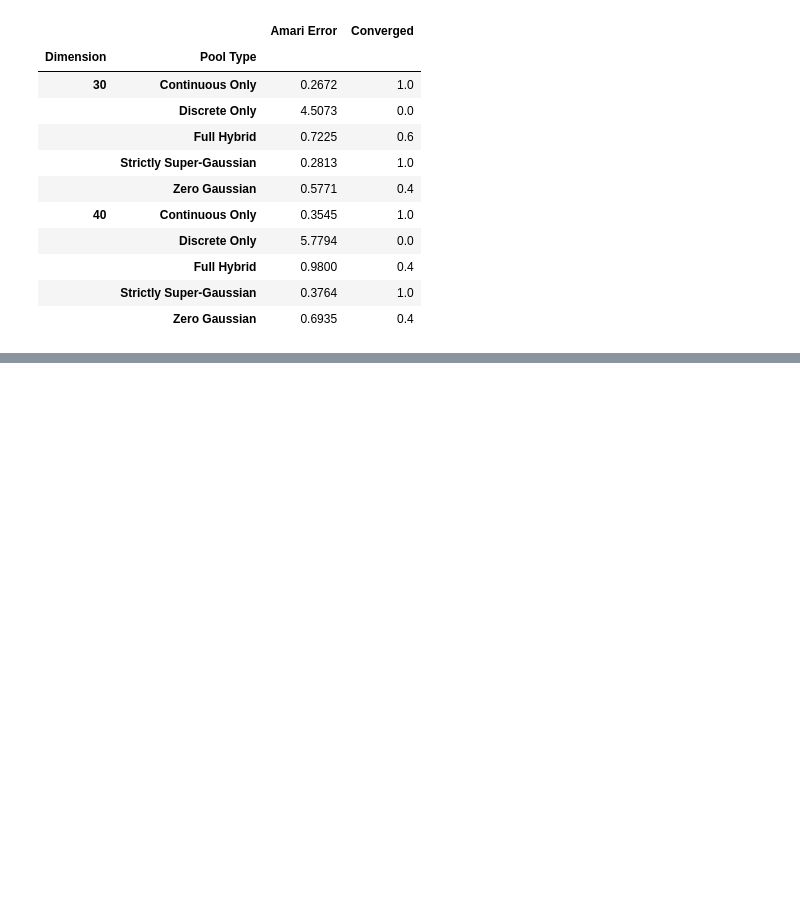
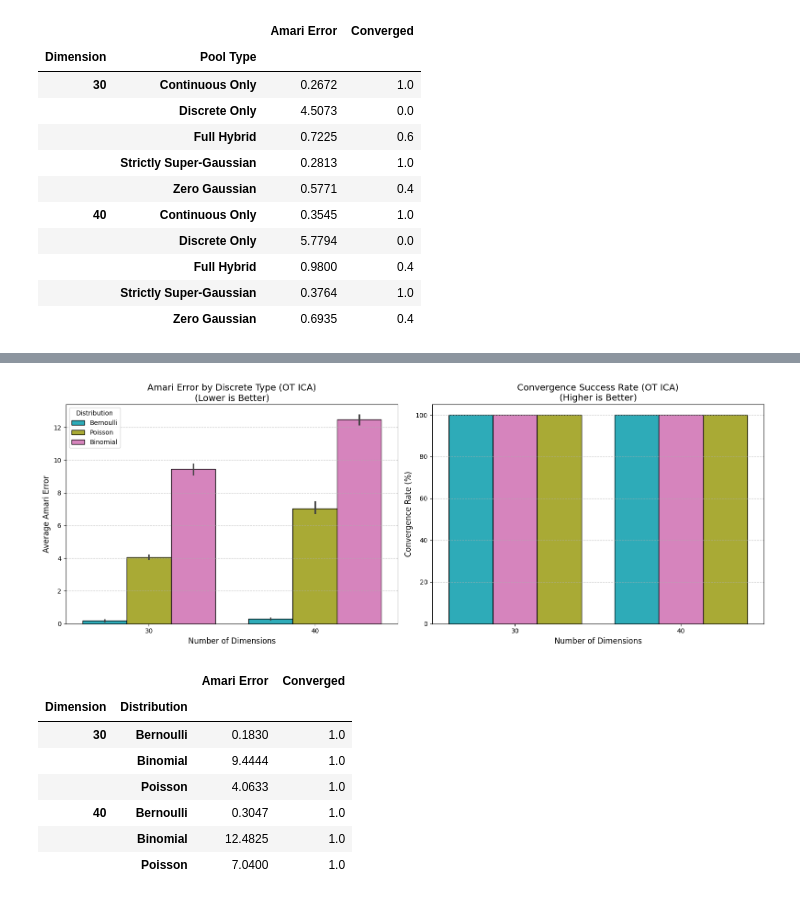
Before and after one commit to ashutoshjha3103/ot_in_linear_ica, a Jupyter notebook: exp/discrete&continous_OT_vs_Fast_ICA.ipynb, the cells around one changed output, grey strips where cells are left out. Cells and saved outputs as stored; diff of their text form; code cells hidden in the pictures; blank space fills up the shorter version.

```diff
--- a/exp/discrete&continous_OT_vs_Fast_ICA.ipynb
+++ b/exp/discrete&continous_OT_vs_Fast_ICA.ipynb
@@ -551,0 +967,55 @@ display(df_ablation.groupby(['Dimension', 'Pool Type'])[['Amari Error', 'Converg
+# %%
+# ==========================================
+# Plotting the OT ICA Discrete Results
+# ==========================================
+
+# Calculate convergence percentage
+df_conv_discrete_ot = df_discrete_ot.groupby(['Dimension', 'Distribution'])['Converged'].mean().reset_index()
+df_conv_discrete_ot['Converged'] *= 100
+
+# Set up the matplotlib figure
+fig, (ax1, ax2) = plt.subplots(1, 2, figsize=(16, 6))
+
+# Keep the same color palette as the FastICA discrete test for easy comparison
+discrete_palette = {
+    'Bernoulli': '#17becf', # Cyan
+    'Poisson': '#bcbd22',   # Olive
+    'Binomial': '#e377c2'   # Pink
+}
+
+# Plot 1: Amari Error Bar Chart
+sns.barplot(data=df_discrete_ot, x='Dimension', y='Amari Error', hue='Distribution',
+            palette=discrete_palette, edgecolor='black', ax=ax1)
+ax1.set_title("Amari Error by Discrete Type (OT ICA)\n(Lower is Better)", fontsize=14)
+ax1.set_ylabel("Average Amari Error", fontsize=12)
+ax1.set_xlabel("Number of Dimensions", fontsize=12)
+ax1.grid(True, axis='y', linestyle='--', alpha=0.7)
+
+# Plot 2: Convergence Rate Bar Chart
+sns.barplot(data=df_conv_discrete_ot, x='Dimension', y='Converged', hue='Distribution',
+            palette=discrete_palette, edgecolor='black', ax=ax2)
+ax2.set_title("Convergence Success Rate (OT ICA)\n(Higher is Better)", fontsize=14)
+ax2.set_ylabel("Convergence Rate (%)", fontsize=12)
+ax2.set_xlabel("Number of Dimensions", fontsize=12)
+ax2.set_ylim(0, 105)
+ax2.grid(True, axis='y', linestyle='--', alpha=0.7)
+
+# Adjust legends
+ax1.legend(title='Distribution', loc='upper left')
+ax2.legend_.remove()
+
+plt.tight_layout()
+plt.show()
+
+# Print the final numerical summary
+display(df_discrete_ot.groupby(['Dimension', 'Distribution'])[['Amari Error', 'Converged']].mean().round(4))
+# %% [output]
+[figure, added]
+|  |  | Amari Error | Converged |
+| Dimension | Distribution |  |  |
+| 30 | Bernoulli | 0.1830 | 1.0 |
+|  | Binomial | 9.4444 | 1.0 |
+|  | Poisson | 4.0633 | 1.0 |
+| 40 | Bernoulli | 0.3047 | 1.0 |
+|  | Binomial | 12.4825 | 1.0 |
+|  | Poisson | 7.0400 | 1.0 |
```
Also changed, not shown: parts of 13 cells of this notebook, 3 other files.
